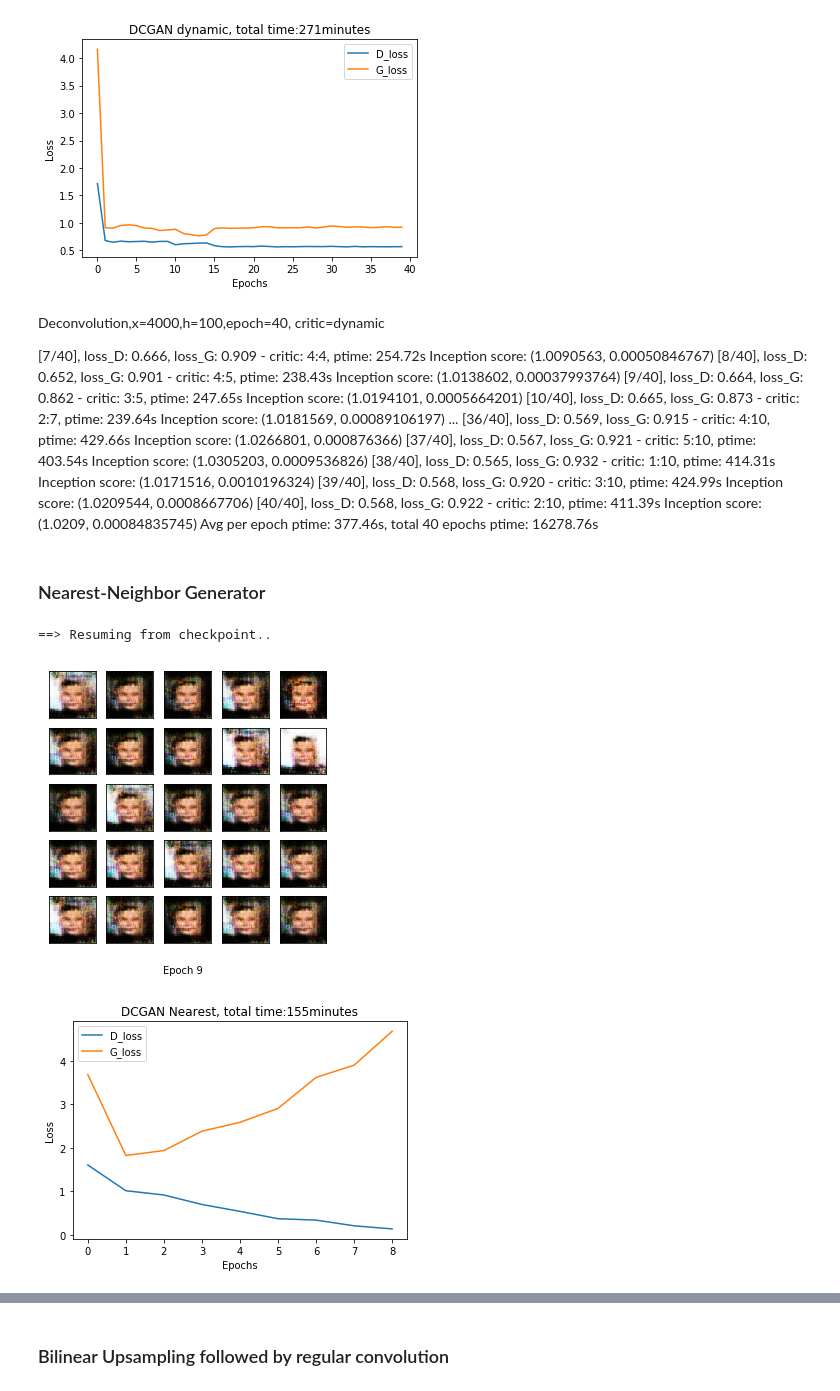
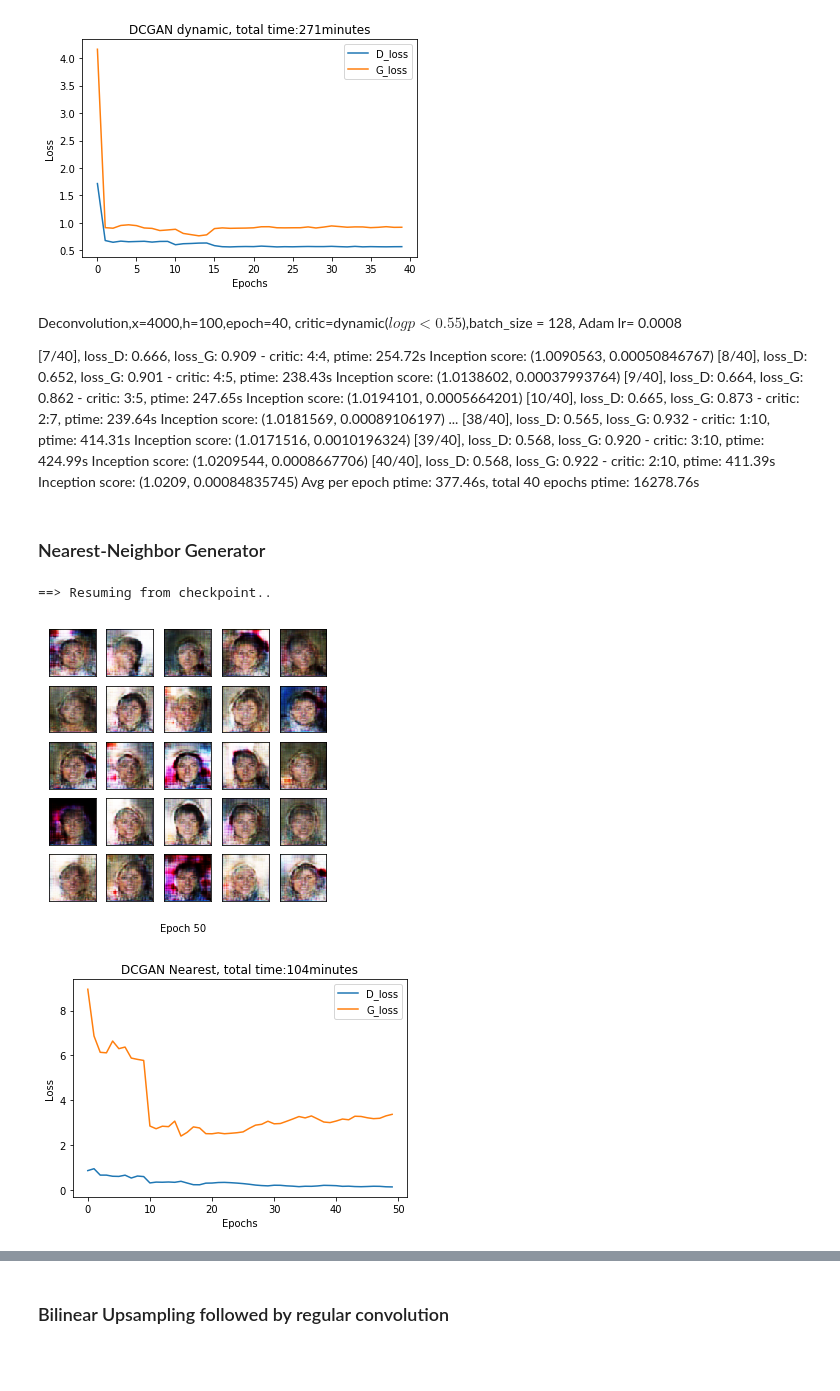
Before and after one commit to fanxiao001/ift6135-assignment, a Jupyter notebook: assignment4/ift6135_hwk4.ipynb, the cells around one changed output, grey strips where cells are left out. Saved outputs shown, nothing was run; the diff lists cells and outputs as text; code cells hidden in the pictures; blank space fills up the shorter version.

```diff
--- a/assignment4/ift6135_hwk4.ipynb
+++ b/assignment4/ift6135_hwk4.ipynb
@@ -124,8 +121,7 @@ plt.show()
 [figure]
 [figure]
 # %% [markdown]
-
-Deconvolution,x=4000,h=100,epoch=40, critic=dynamic
+Deconvolution,x=4000,h=100,epoch=40, critic=dynamic($log p<0.55$),batch_size = 128, Adam lr= 0.0008
 
 [7/40], loss_D: 0.666, loss_G: 0.909 - critic: 4:4, ptime: 254.72s
 Inception score:  (1.0090563, 0.00050846767)
@@ -136,10 +132,6 @@ Inception score:  (1.0194101, 0.0005664201)
 [10/40], loss_D: 0.665, loss_G: 0.873 - critic: 2:7, ptime: 239.64s
 Inception score:  (1.0181569, 0.00089106197)
 ...
-[36/40], loss_D: 0.569, loss_G: 0.915 - critic: 4:10, ptime: 429.66s
-Inception score:  (1.0266801, 0.000876366)
-[37/40], loss_D: 0.567, loss_G: 0.921 - critic: 5:10, ptime: 403.54s
-Inception score:  (1.0305203, 0.0009536826)
 [38/40], loss_D: 0.565, loss_G: 0.932 - critic: 1:10, ptime: 414.31s
 Inception score:  (1.0171516, 0.0010196324)
 [39/40], loss_D: 0.568, loss_G: 0.920 - critic: 3:10, ptime: 424.99s
@@ -150,23 +142,25 @@ Avg per epoch ptime: 377.46s, total 40 epochs ptime: 16278.76s
 # %% [markdown]
 ### Nearest-Neighbor Generator
 # %%
-filename='GANnearest_t9900_h100_train3_ep9' #'GANnearest_t4000_h100_ep30.c1' #'GANnearest_t10000_h100_train2_ep3' #GANnearest_t4000_h100_ep30.c1
+#GANnearest_t9900_h100_train3_ep9
+#GANnearest_t10000_h100_ep50_new
+filename='GANnearest_t10000_h100_ep50_new' #'GANnearest_t4000_h100_ep30.c1' #'GANnearest_t10000_h100_train2_ep3' #GANnearest_t4000_h100_ep30.c1
 hidden_dim = 100
 
 G,D,train_hist = GAN_CelebA.loadCheckpoint_Upsampling(filename,hidden_dim,use_cuda=use_cuda,mode='nearest')
 epoch_num=len(train_hist['D_losses'])
 GAN_CelebA.show_result(G,D,epoch_num, hidden_dim, show=True,save=True, path='figures/'+filename+'.pdf', use_cuda=use_cuda)
 
 plt.plot(range(0,epoch_num),train_hist['D_losses'],label='D_loss')
 plt.plot(range(0,epoch_num),train_hist['G_losses'],label='G_loss')
 # plt.plot(range(0,epoch_num),train_hist['Inc_score'],linestyle='--',label='Inc_score')
 plt.xlabel('Epochs')
 plt.ylabel('Loss')
 plt.title('DCGAN Nearest, total time:'+str(int(train_hist['total_ptime'][-1]/60))+'minutes')
 plt.legend()
 plt.savefig('figures/'+filename+'_Loss.pdf')
 plt.show()
 # %% [output]
 ==> Resuming from checkpoint..
-[figure, old version]
+[figure, new version]
-[figure, old version]
+[figure, new version]
```
Also changed, not shown: parts of 11 cells of this notebook, 3 other files.
